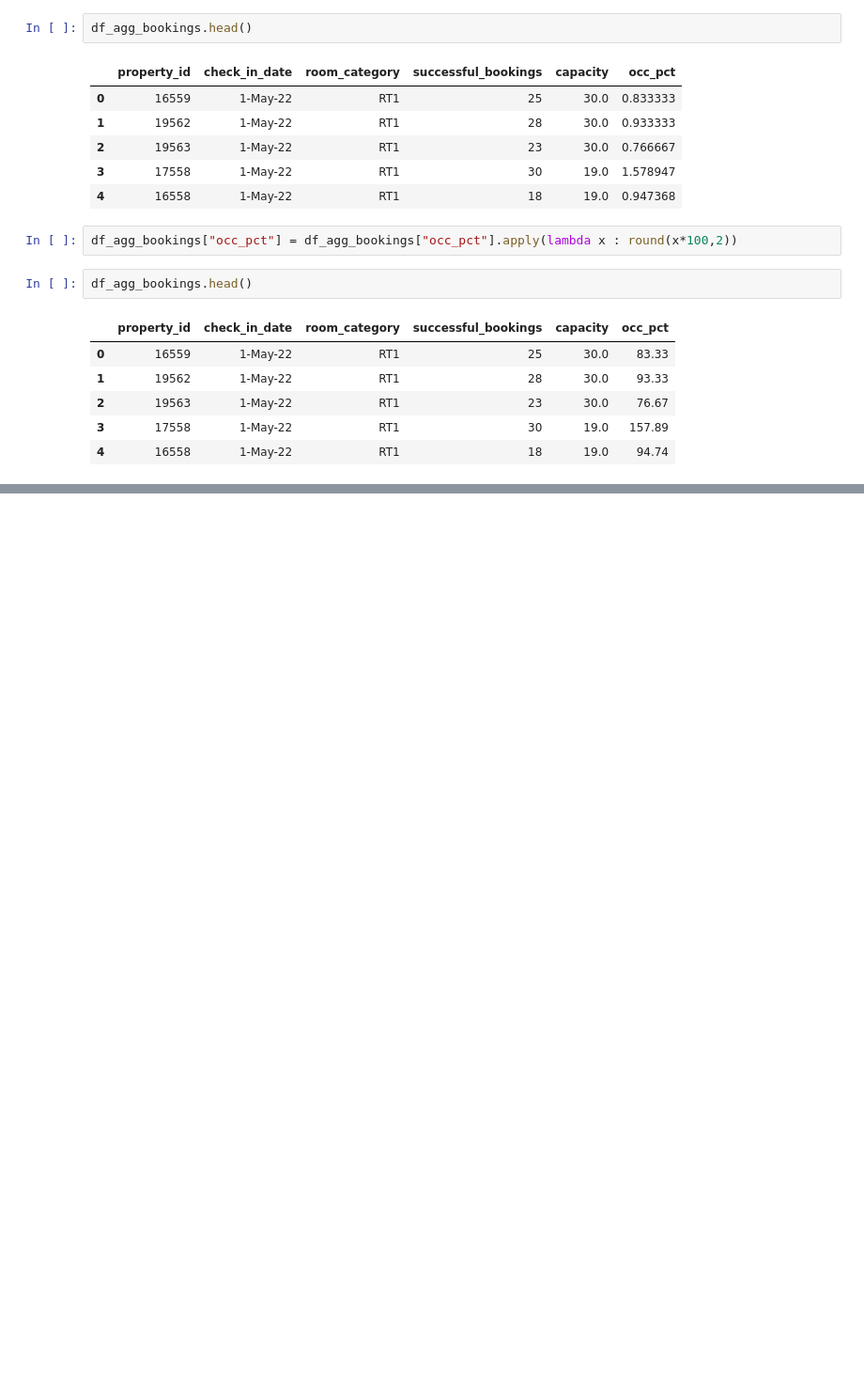
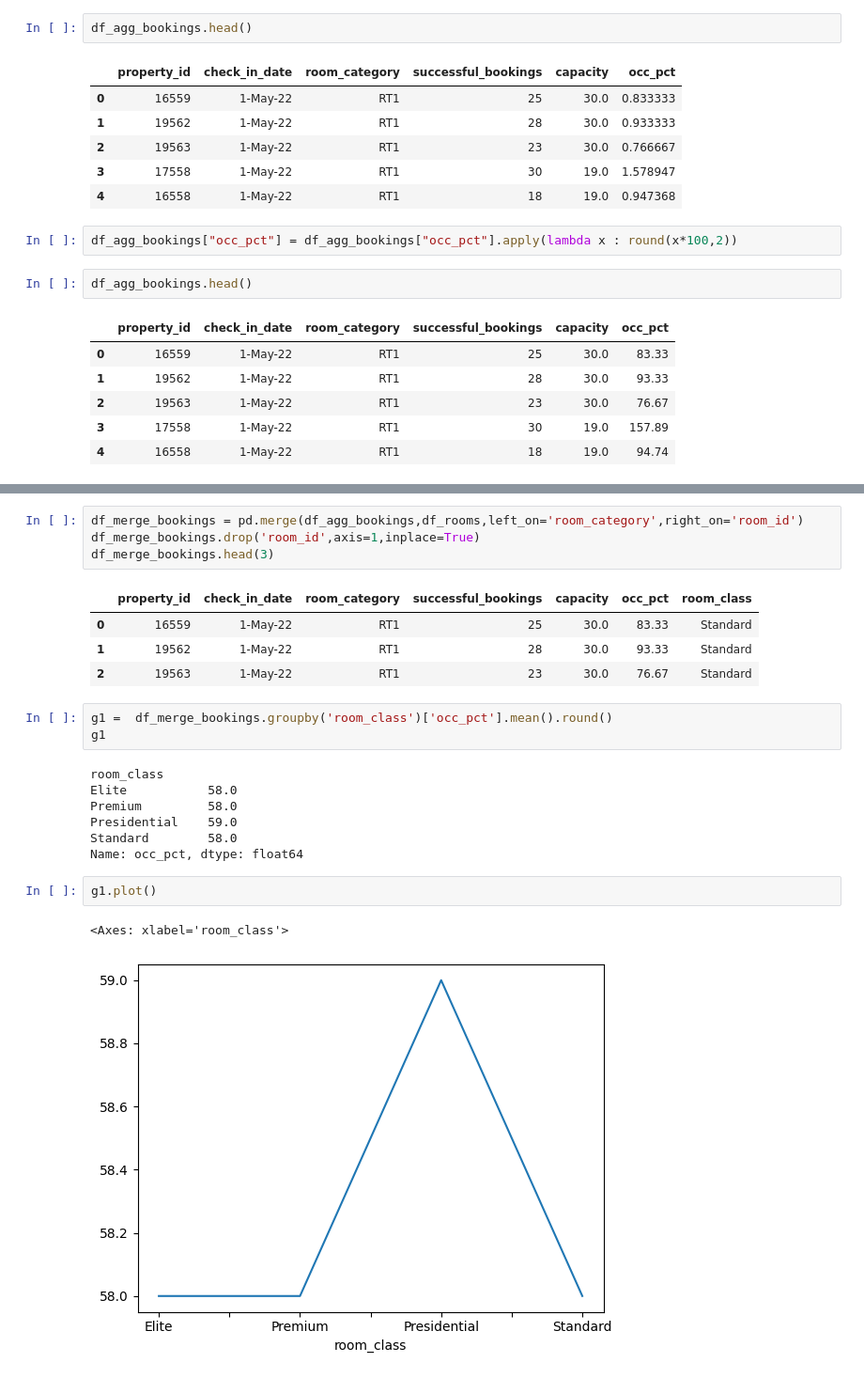
Before and after one commit to prabhu121995/Data-Analysis-Project, a Jupyter notebook: Hospilatity_Analysis.ipynb, the cells around one changed output, grey strips where cells are left out. Shown: that part at 94% size. Saved outputs shown, nothing was run; the diff lists cells and outputs as text; blank space fills up the shorter version.

```diff
--- a/Hospilatity_Analysis.ipynb
+++ b/Hospilatity_Analysis.ipynb
@@ -218,0 +244,24 @@ df_agg_bookings.head()
+# %%
+df_merge_bookings = pd.merge(df_agg_bookings,df_rooms,left_on='room_category',right_on='room_id')
+df_merge_bookings.drop('room_id',axis=1,inplace=True)
+df_merge_bookings.head(3)
+# %% [output]
+|  | property_id | check_in_date | room_category | successful_bookings | capacity | occ_pct | room_class |
+| 0 | 16559 | 1-May-22 | RT1 | 25 | 30.0 | 83.33 | Standard |
+| 1 | 19562 | 1-May-22 | RT1 | 28 | 30.0 | 93.33 | Standard |
+| 2 | 19563 | 1-May-22 | RT1 | 23 | 30.0 | 76.67 | Standard |
+# %%
+g1 =  df_merge_bookings.groupby('room_class')['occ_pct'].mean().round()
+g1
+# %% [output]
+room_class
+Elite           58.0
+Premium         58.0
+Presidential    59.0
+Standard        58.0
+Name: occ_pct, dtype: float64
+# %%
+g1.plot()
+# %% [output]
+<Axes: xlabel='room_class'>
+[figure, added]
```
Also changed, not shown: parts of 33 cells of this notebook.
